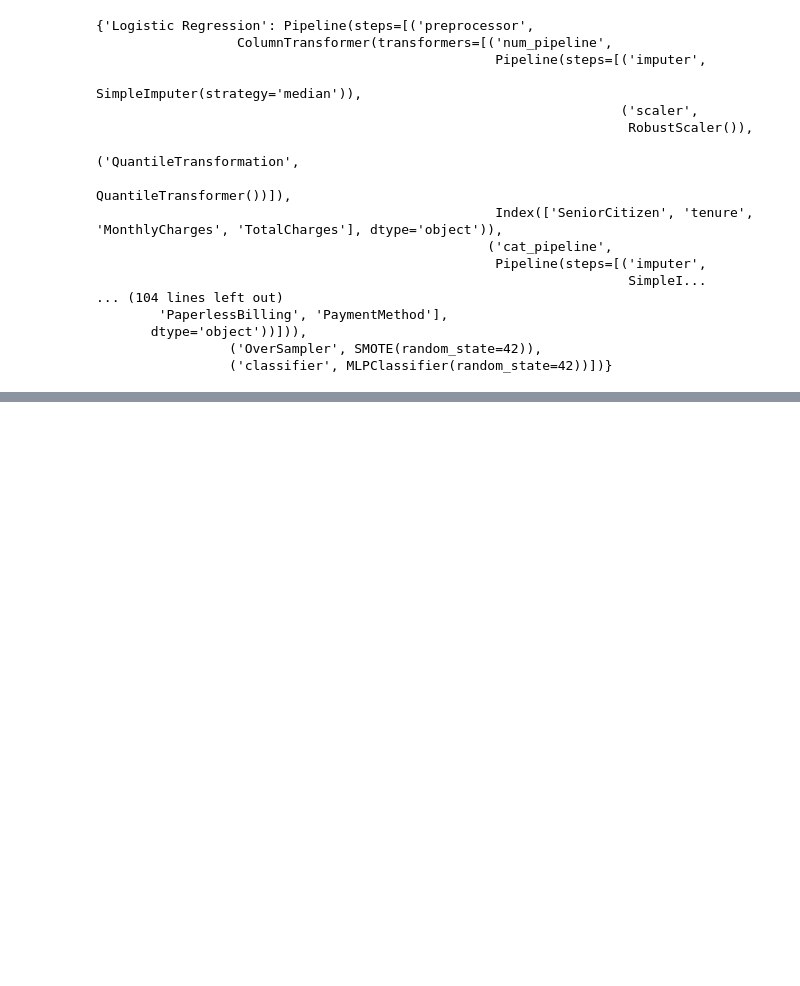
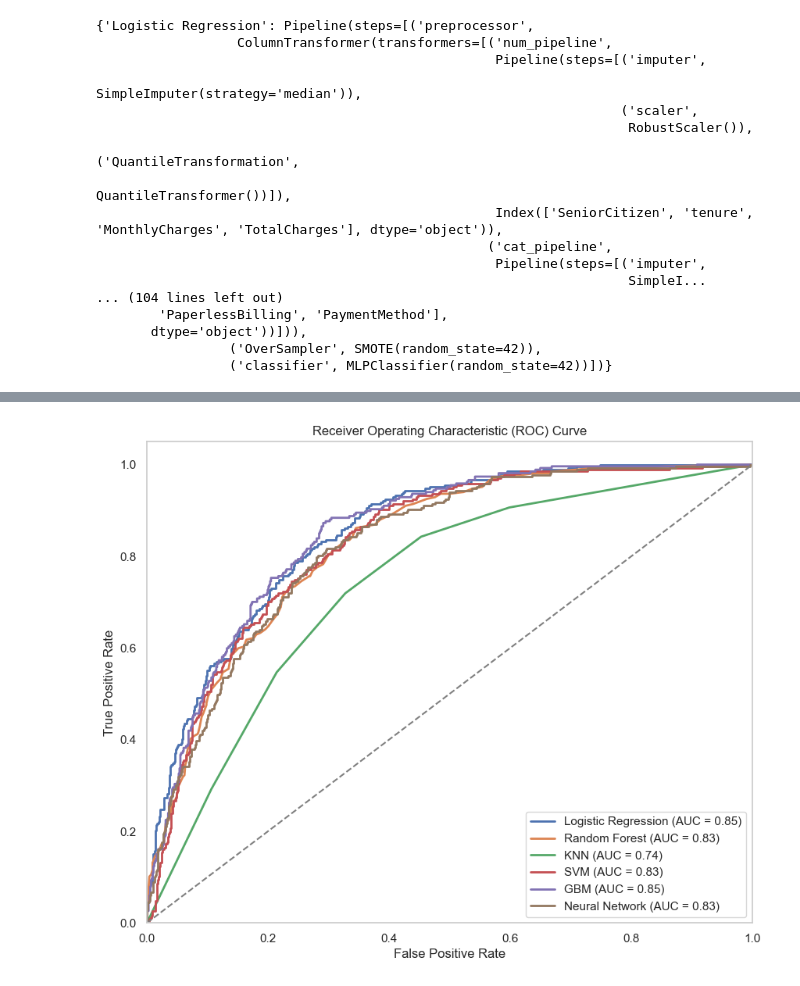
Before and after one commit to Chebet-Mercy/Customer-Churn-ML-Prediction, a Jupyter notebook: notebooks/main.ipynb, the cells around one changed output, grey strips where cells are left out. Saved outputs shown, nothing was run; the diff lists cells and outputs as text; code cells hidden in the pictures; blank space fills up the shorter version.

```diff
--- a/notebooks/main.ipynb
+++ b/notebooks/main.ipynb
@@ -1261,0 +1264,33 @@ balanced_pipeline
+# %%
+# Plot ROC AUC Curve for balanced pipeline
+def plot_roc_auc_curves(balanced_pipeline, X_test, y_test_encoded, figsize=(10, 8)):
+    plt.figure(figsize=figsize)
+
+    # Iterate over each model in the balanced pipeline
+    for model_name, pipeline in balanced_pipeline.items():
+        # Get predicted probabilities
+        y_prob = pipeline.predict_proba(X_test)[:, 1]
+
+        # Compute ROC curve
+        fpr, tpr, _ = roc_curve(y_test_encoded, y_prob)
+        roc_auc = auc(fpr, tpr)
+
+        # Plot ROC curve
+        plt.plot(fpr, tpr, lw=2, label=f'{model_name} (AUC = {roc_auc:.2f})')
+
+    # Plot random guessing line
+    plt.plot([0, 1], [0, 1], color='gray', linestyle='--')
+
+    # Set plot properties
+    plt.xlim([0.0, 1.0])
+    plt.ylim([0.0, 1.05])
+    plt.xlabel('False Positive Rate')
+    plt.ylabel('True Positive Rate')
+    plt.title('Receiver Operating Characteristic (ROC) Curve')
+    plt.legend(loc="lower right")
+    plt.grid(False)
+    plt.show()
+
+plot_roc_auc_curves(balanced_pipeline, X_test, y_test_encoded)
+# %% [output]
+[figure, added]
```
Also changed, not shown: parts of 19 cells of this notebook, 1 other file.
